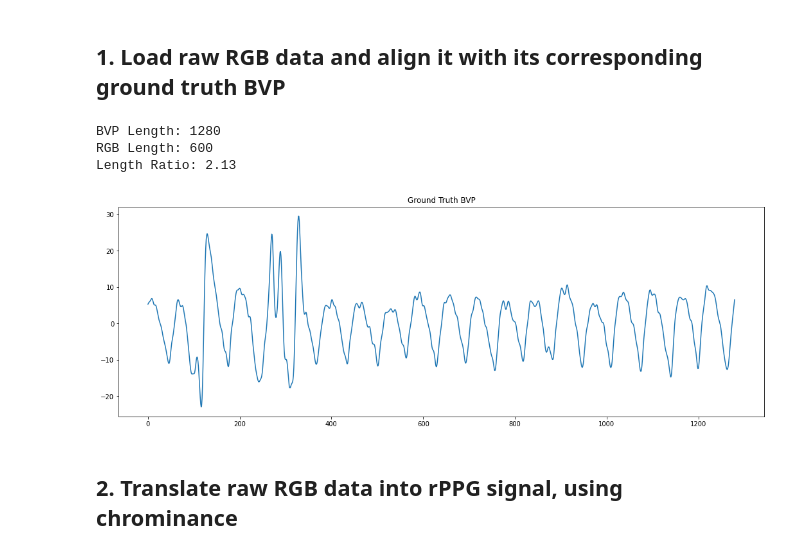
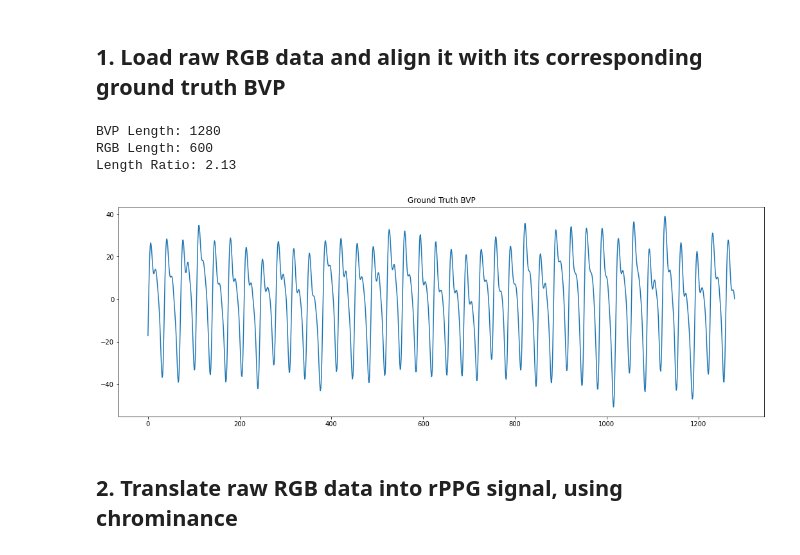
Before and after one commit to arnavpon/pydroid, a Jupyter notebook: example/android/app/src/main/python/pipeline-dev/pipeline-v1/pipeline_walkthrough.v1.ipynb, the cells around one changed output. Saved outputs shown, nothing was run; the diff lists cells and outputs as text; code cells hidden in the pictures.

```diff
--- a/example/android/app/src/main/python/pipeline-dev/pipeline-v1/pipeline_walkthrough.v1.ipynb
+++ b/example/android/app/src/main/python/pipeline-dev/pipeline-v1/pipeline_walkthrough.v1.ipynb
@@ -108,27 +108,27 @@ def normalize_amplitude_to_1(signal: np.ndarray):
 # %% [markdown]
 ## 1. Load raw RGB data and align it with its corresponding ground truth BVP
 # %%
-truth = IeeeGroundTruth(2, 1)  # subject 2, trial 1
+truth = IeeeGroundTruth(5, 1, directory = 'channel_data3')  # subject 2, trial 1
 truth.align_rgb_bvp()
 
 # define sample signal interval of interest
 interval = 20 * truth.rgb_freq  # 20s times the frame rate from the video
 first_frame = 2000
 rgb = truth.rgb[first_frame: first_frame + interval]
 # bvp has a higher sample rate so need to convert the rgb frames to the corresponding samples
 bvp = truth.bvp[truth.align_indices(first_frame): truth.align_indices(first_frame + interval)]
 
 plt.plot(bvp)
 plt.title('Ground Truth BVP')
 
 print('BVP Length:', len(bvp))
 print('RGB Length:', len(rgb))
 print('Length Ratio:', round(len(bvp) / len(rgb), 2))
 # %% [output]
 BVP Length: 1280
 RGB Length: 600
 Length Ratio: 2.13
-[figure, old version]
+[figure, new version]
 # %% [markdown]
 ## 2. Translate raw RGB data into rPPG signal, using chrominance
 # %%
```
Also changed, not shown: parts of 12 cells of this notebook, 6 other files.
